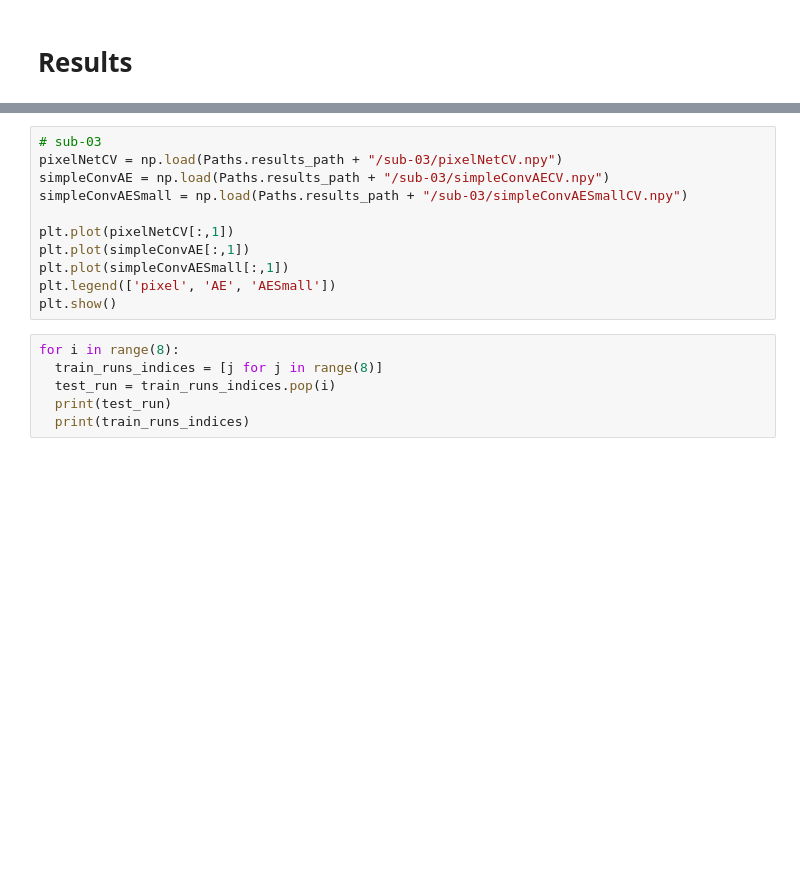
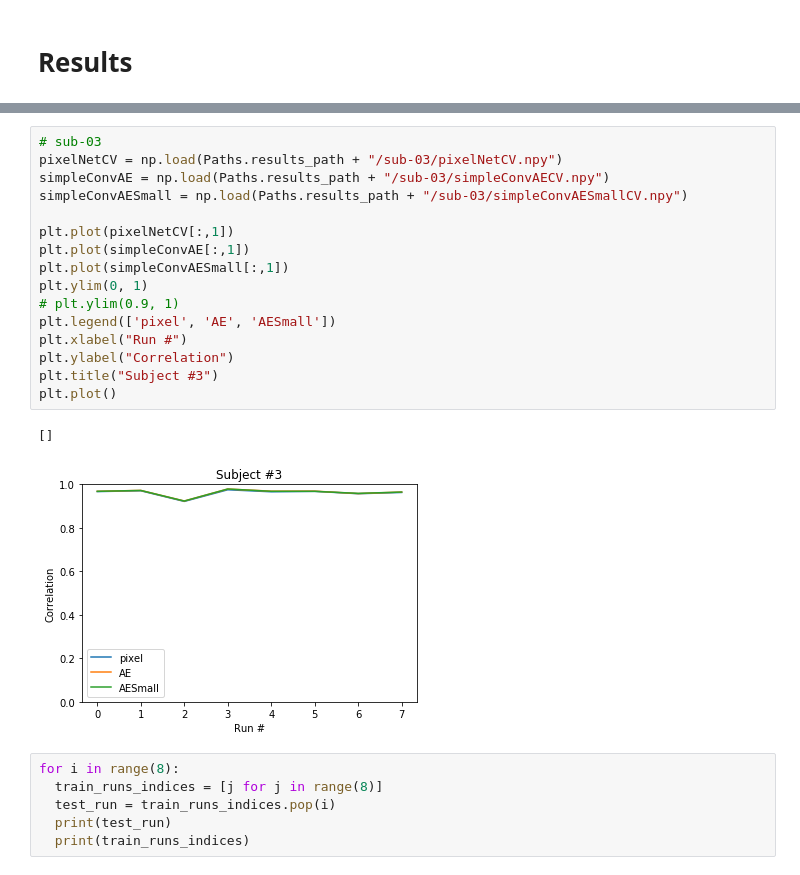
Before and after one commit to rogerwangcs/Predicting-BOLD-Signal, a Jupyter notebook: BrainProjectResearch.ipynb, the cells around one changed output, grey strips where cells are left out. Cells and saved outputs as stored; diff of their text form; blank space fills up the shorter version.

```diff
--- a/BrainProjectResearch.ipynb
+++ b/BrainProjectResearch.ipynb
@@ -294,14 +319,22 @@ plt.plot(simpleConvAESmall[:,1])
 # %%
 # sub-03
 pixelNetCV = np.load(Paths.results_path + "/sub-03/pixelNetCV.npy")
 simpleConvAE = np.load(Paths.results_path + "/sub-03/simpleConvAECV.npy")
 simpleConvAESmall = np.load(Paths.results_path + "/sub-03/simpleConvAESmallCV.npy")
 
 plt.plot(pixelNetCV[:,1])
 plt.plot(simpleConvAE[:,1])
 plt.plot(simpleConvAESmall[:,1])
+plt.ylim(0, 1)
+# plt.ylim(0.9, 1)
 plt.legend(['pixel', 'AE', 'AESmall'])
-plt.show()
+plt.xlabel("Run #")
+plt.ylabel("Correlation")
+plt.title("Subject #3")
+plt.plot()
+# %% [output]
+[]
+[figure, added]
 # %%
 for i in range(8):
   train_runs_indices = [j for j in range(8)]
```
Also changed, not shown: parts of 14 cells of this notebook.
